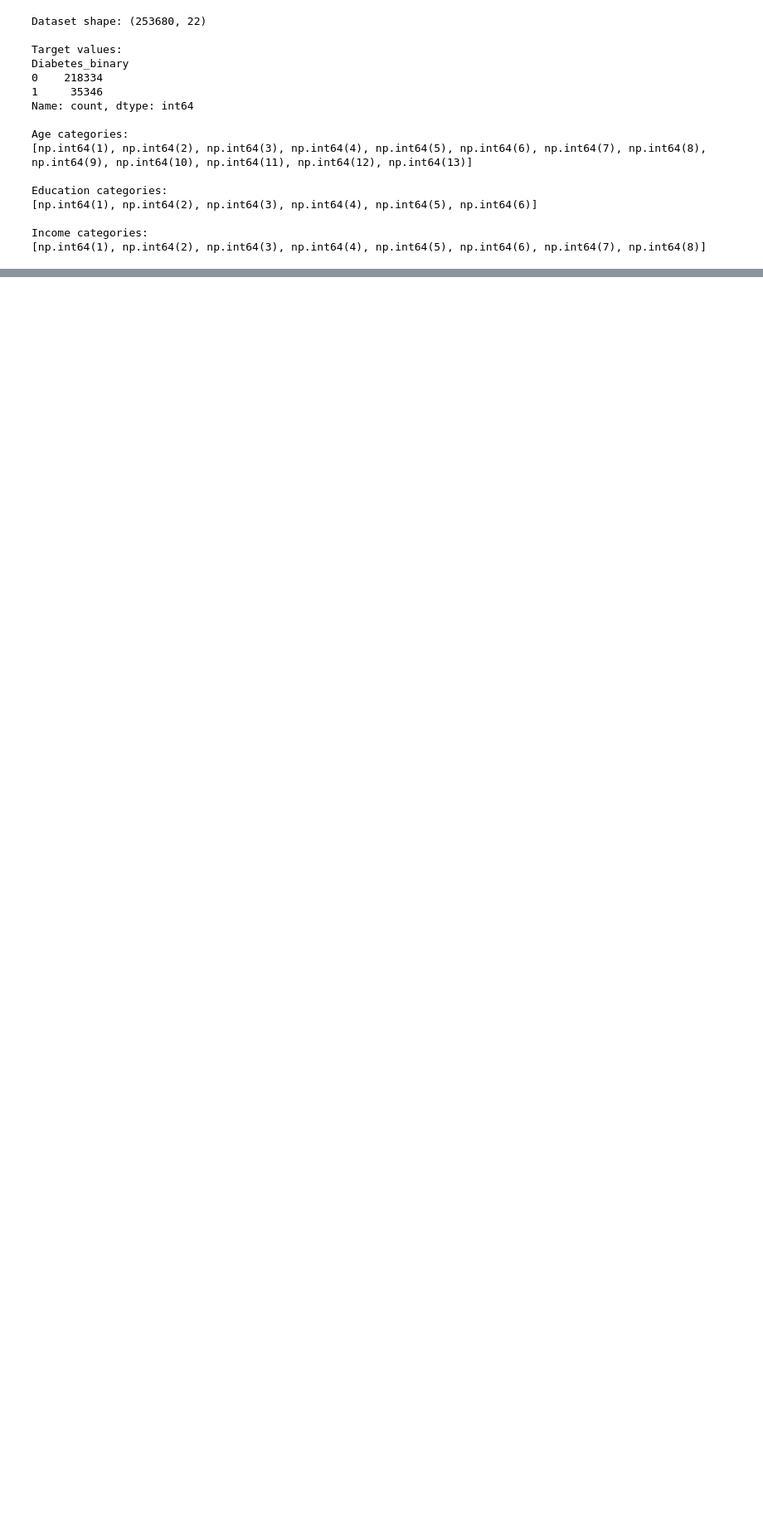
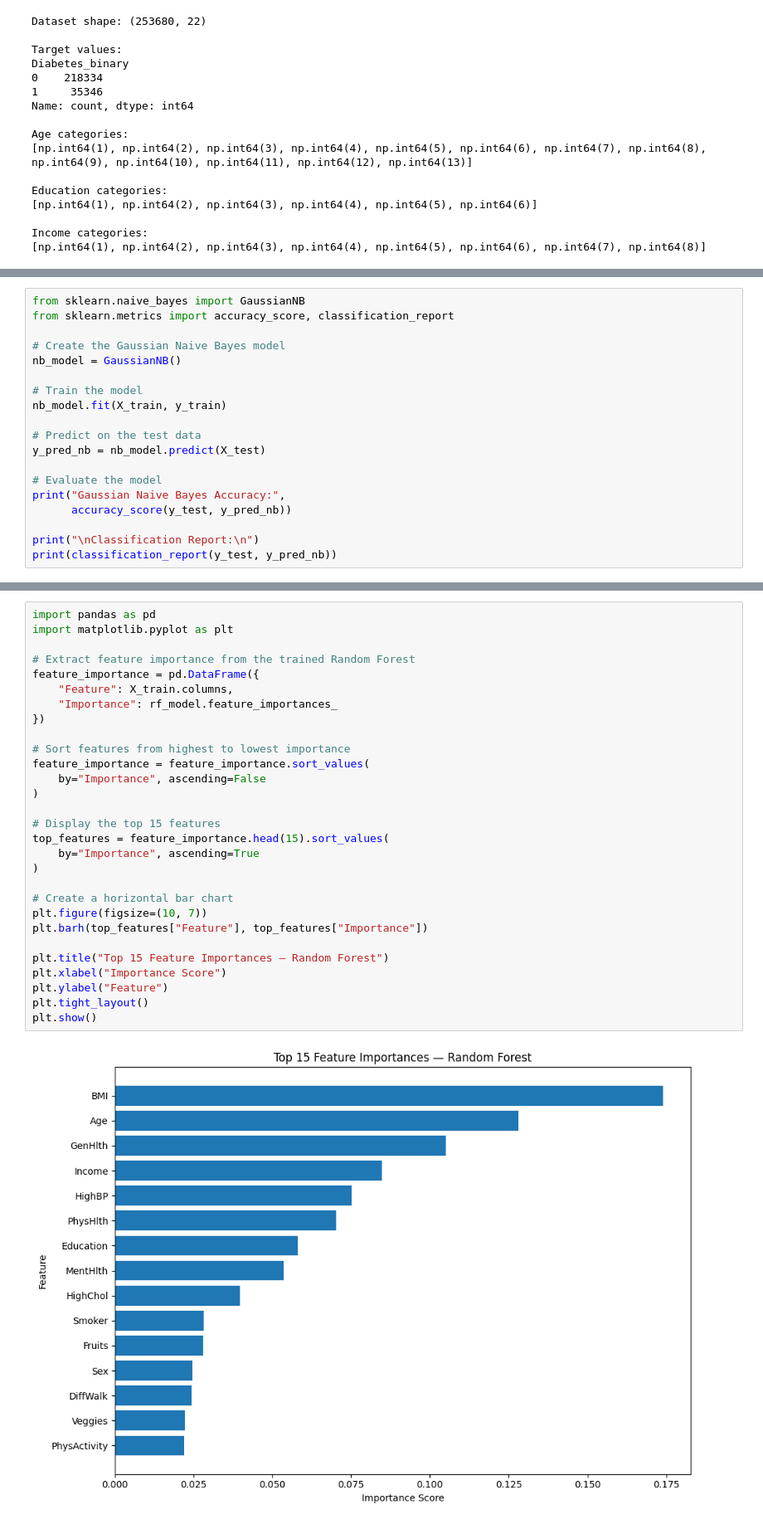
Before and after one commit to drnehajain333/cdc-diabetes-ml-coursework, a Jupyter notebook: ML_Coursework_CDC_Diabetes_Neha.ipynb, the cells around one changed output, grey strips where cells are left out. Shown at 83% size. Cells and saved outputs as stored; diff of their text form; blank space fills up the shorter version.

```diff
--- a/ML_Coursework_CDC_Diabetes_Neha.ipynb
+++ b/ML_Coursework_CDC_Diabetes_Neha.ipynb
@@ -862,0 +1093,19 @@ Income categories:
+# %%
+from sklearn.naive_bayes import GaussianNB
+from sklearn.metrics import accuracy_score, classification_report
+
+# Create the Gaussian Naive Bayes model
+nb_model = GaussianNB()
+
+# Train the model
+nb_model.fit(X_train, y_train)
+
+# Predict on the test data
+y_pred_nb = nb_model.predict(X_test)
+
+# Evaluate the model
+print("Gaussian Naive Bayes Accuracy:",
+      accuracy_score(y_test, y_pred_nb))
+
+print("\nClassification Report:\n")
+print(classification_report(y_test, y_pred_nb))
@@ -862,0 +1285,31 @@ Income categories:
+# %%
+import pandas as pd
+import matplotlib.pyplot as plt
+
+# Extract feature importance from the trained Random Forest
+feature_importance = pd.DataFrame({
+    "Feature": X_train.columns,
+    "Importance": rf_model.feature_importances_
+})
+
+# Sort features from highest to lowest importance
+feature_importance = feature_importance.sort_values(
+    by="Importance", ascending=False
+)
+
+# Display the top 15 features
+top_features = feature_importance.head(15).sort_values(
+    by="Importance", ascending=True
+)
+
+# Create a horizontal bar chart
+plt.figure(figsize=(10, 7))
+plt.barh(top_features["Feature"], top_features["Importance"])
+
+plt.title("Top 15 Feature Importances — Random Forest")
+plt.xlabel("Importance Score")
+plt.ylabel("Feature")
+plt.tight_layout()
+plt.show()
+# %% [output]
+[figure, added]
```
Also changed, not shown: parts of 48 cells of this notebook.
